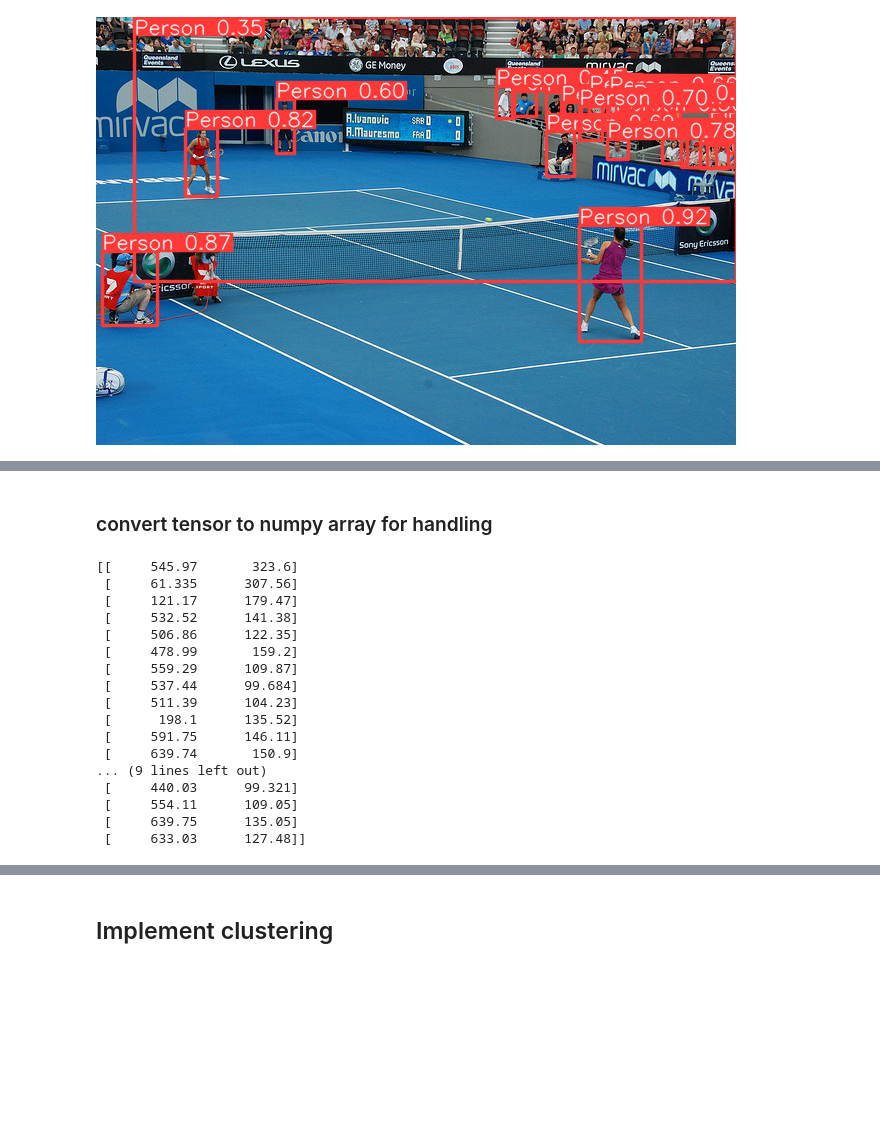
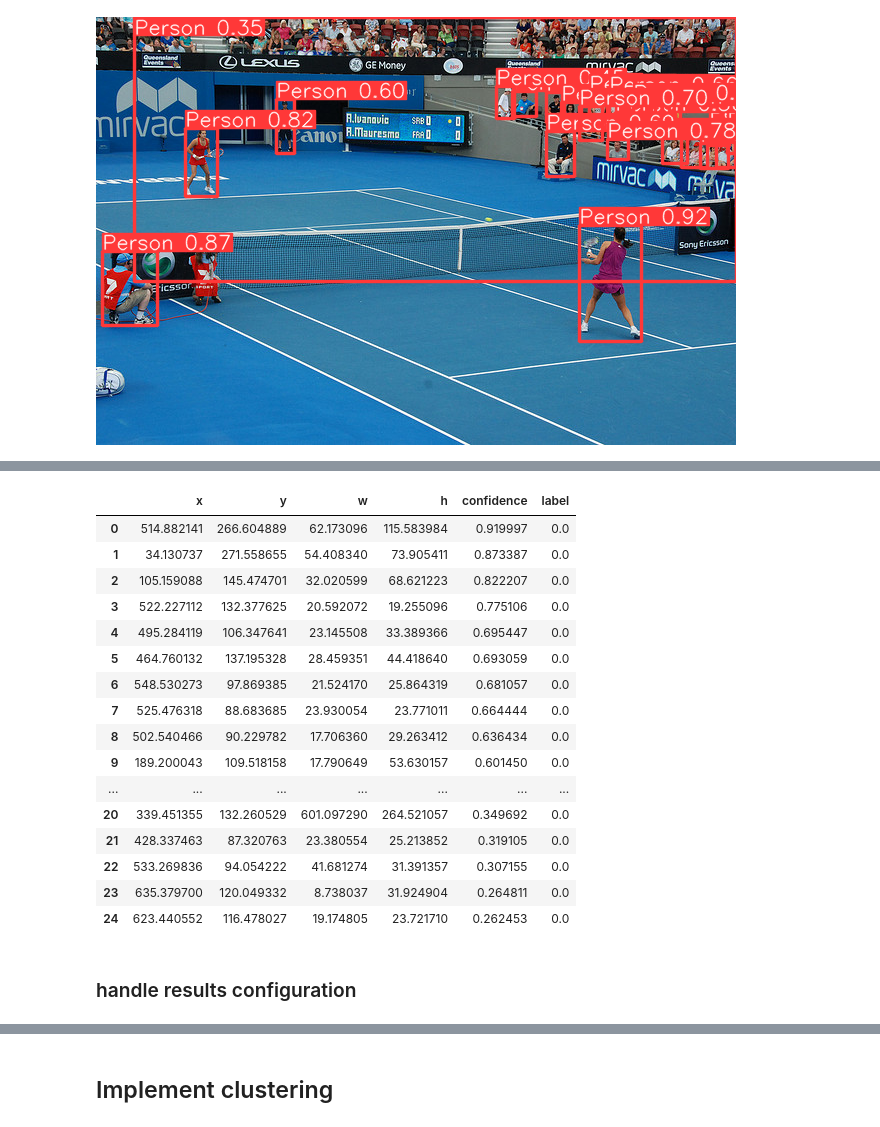
Before and after one commit to Uzair05/crowdDetection, a Jupyter notebook: CrowdCounting.ipynb, the cells around one changed output, grey strips where cells are left out. Drawn from its saved outputs; the diff is of its cells as text; code cells hidden in the pictures; blank space fills up the shorter version.

```diff
--- a/CrowdCounting.ipynb
+++ b/CrowdCounting.ipynb
@@ -52,25 +33,0 @@ array([[     514.88,       266.6,      62.173,      115.58,        0.92,
-# %% [markdown]
-### convert tensor to numpy array for handling
-# %%
-arr = np.apply_along_axis(lambda x: [x[0]+(x[2]/2), x[1]+(x[3]//2)] if x[4]!=0.34969 else None ,1,(res.xywh[0].cpu().numpy()))
-mask = np.all(np.isnan(arr), axis=1) | np.all(arr == 0, axis=1)
-arr = arr[~mask]
-print(arr)
-# %% [output]
-[[     545.97       323.6]
- [     61.335      307.56]
- [     121.17      179.47]
- [     532.52      141.38]
- [     506.86      122.35]
- [     478.99       159.2]
- [     559.29      109.87]
- [     537.44      99.684]
- [     511.39      104.23]
- [      198.1      135.52]
- [     591.75      146.11]
- [     639.74       150.9]
-... (9 lines left out)
- [     440.03      99.321]
- [     554.11      109.05]
- [     639.75      135.05]
- [     633.03      127.48]]
@@ -78,0 +34,22 @@ arr = (arr - np.amax(arr, axis=0))*-1
+# %%
+res
+# %% [output]
+|  | x | y | w | h | confidence | label |
+| 0 | 514.882141 | 266.604889 | 62.173096 | 115.583984 | 0.919997 | 0.0 |
+| 1 | 34.130737 | 271.558655 | 54.408340 | 73.905411 | 0.873387 | 0.0 |
+| 2 | 105.159088 | 145.474701 | 32.020599 | 68.621223 | 0.822207 | 0.0 |
+| 3 | 522.227112 | 132.377625 | 20.592072 | 19.255096 | 0.775106 | 0.0 |
+| 4 | 495.284119 | 106.347641 | 23.145508 | 33.389366 | 0.695447 | 0.0 |
+| 5 | 464.760132 | 137.195328 | 28.459351 | 44.418640 | 0.693059 | 0.0 |
+| 6 | 548.530273 | 97.869385 | 21.524170 | 25.864319 | 0.681057 | 0.0 |
+| 7 | 525.476318 | 88.683685 | 23.930054 | 23.771011 | 0.664444 | 0.0 |
+| 8 | 502.540466 | 90.229782 | 17.706360 | 29.263412 | 0.636434 | 0.0 |
+| 9 | 189.200043 | 109.518158 | 17.790649 | 53.630157 | 0.601450 | 0.0 |
+| ... | ... | ... | ... | ... | ... | ... |
+| 20 | 339.451355 | 132.260529 | 601.097290 | 264.521057 | 0.349692 | 0.0 |
+| 21 | 428.337463 | 87.320763 | 23.380554 | 25.213852 | 0.319105 | 0.0 |
+| 22 | 533.269836 | 94.054222 | 41.681274 | 31.391357 | 0.307155 | 0.0 |
+| 23 | 635.379700 | 120.049332 | 8.738037 | 31.924904 | 0.264811 | 0.0 |
+| 24 | 623.440552 | 116.478027 | 19.174805 | 23.721710 | 0.262453 | 0.0 |
+# %% [markdown]
+### handle results configuration
```
Also changed, not shown: parts of 8 cells of this notebook.
